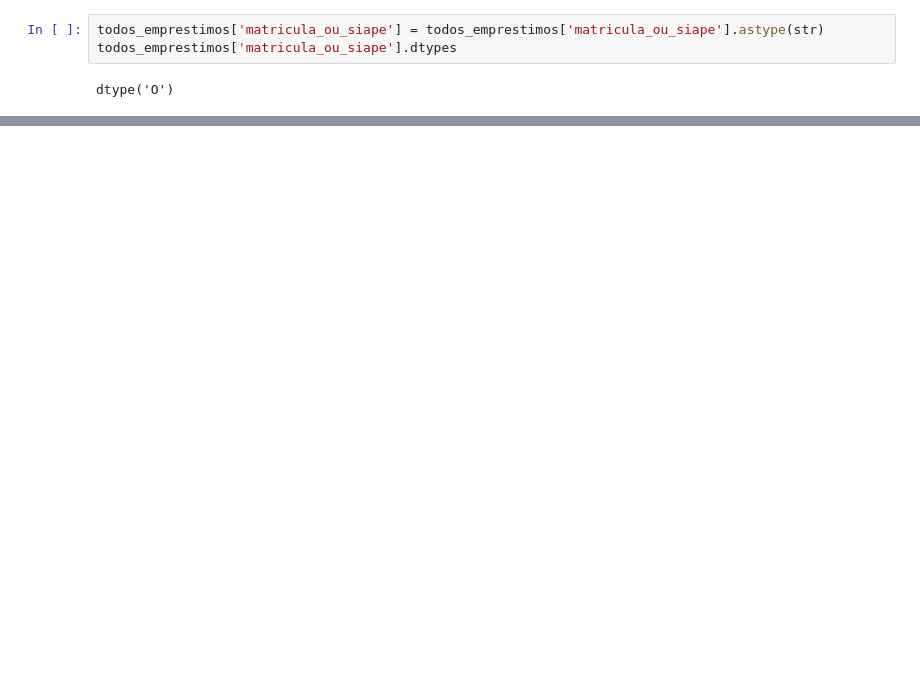
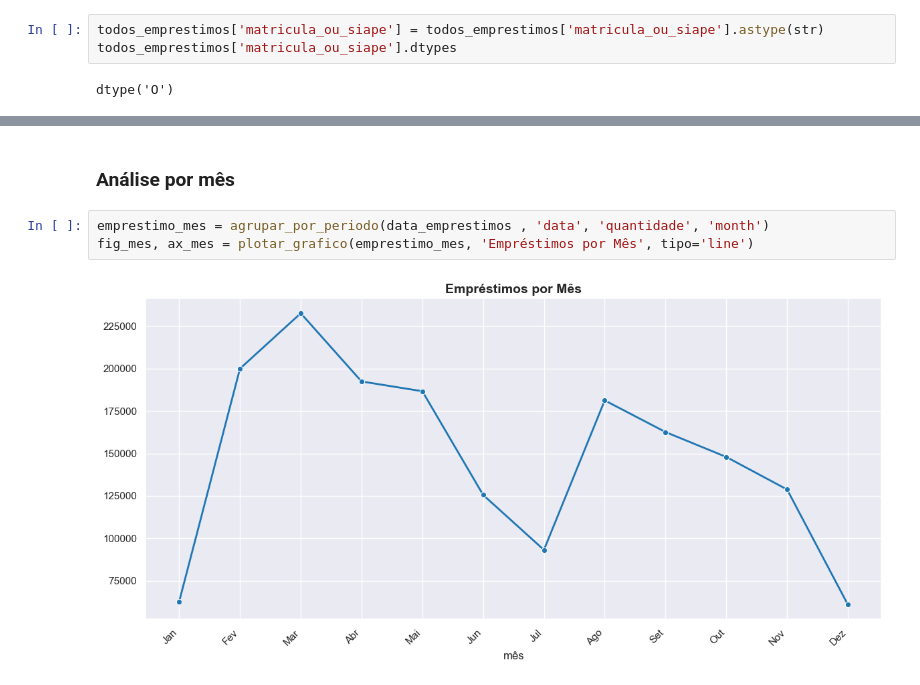
Before and after one commit to Douglas-Lucarelli/analise-dados-biblioteca-ufrn, a Jupyter notebook: analise_biblioteca.ipynb, the cells around one changed output, grey strips where cells are left out. Drawn from its saved outputs; the diff is of its cells as text; blank space fills up the shorter version.

```diff
--- a/analise_biblioteca.ipynb
+++ b/analise_biblioteca.ipynb
@@ -190,0 +329,7 @@ dtype('O')
+# %% [markdown]
+### Análise por mês
+# %%
+emprestimo_mes = agrupar_por_periodo(data_emprestimos , 'data', 'quantidade', 'month')
+fig_mes, ax_mes = plotar_grafico(emprestimo_mes, 'Empréstimos por Mês', tipo='line')
+# %% [output]
+[figure, added]
```
Also changed, not shown: parts of 23 cells of this notebook.
